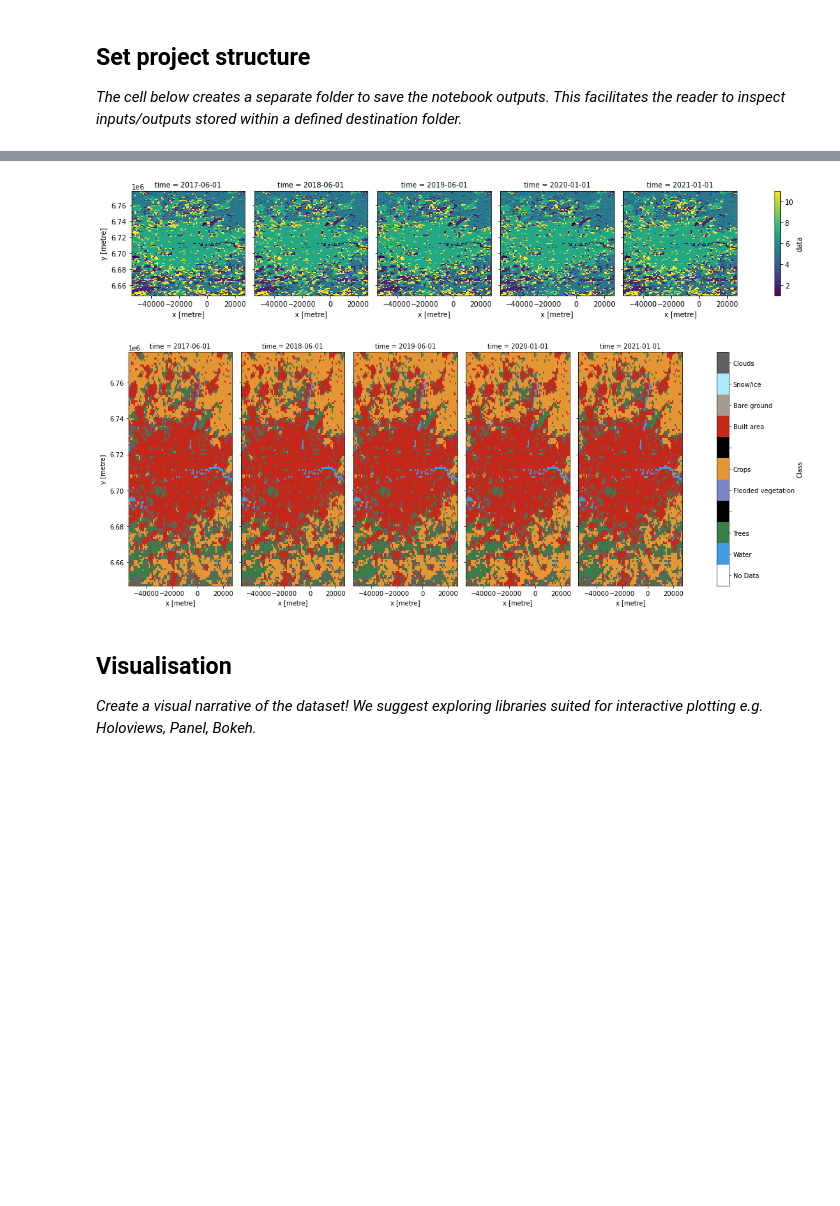
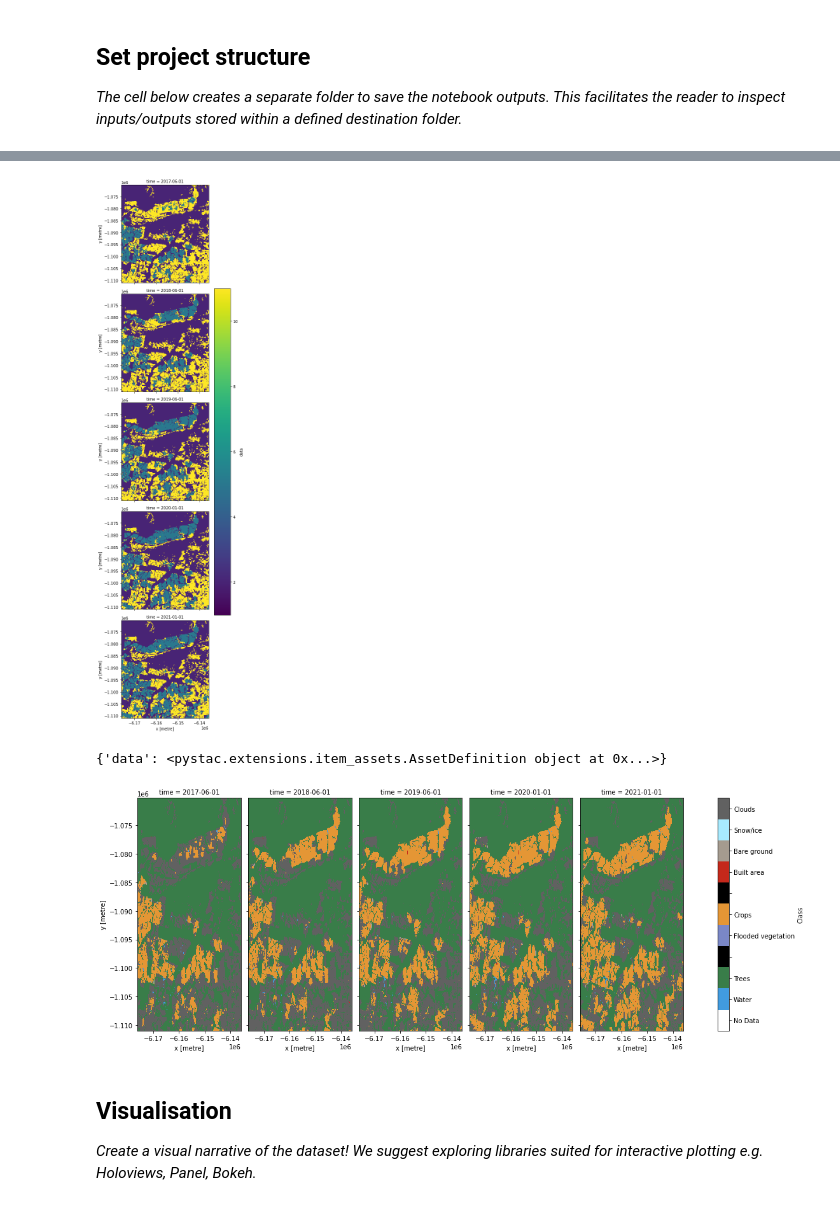
Before and after one commit to eds-book-gallery/b128b282-dee7-44a7-bc21-f1fd21452a83, a Jupyter notebook: general-exploration-landcover.ipynb, the cells around one changed output, grey strips where cells are left out. Drawn from its saved outputs; the diff is of its cells as text; code cells hidden in the pictures; blank space fills up the shorter version.

Commit message:
initial data loading

```diff
--- a/general-exploration-landcover.ipynb
+++ b/general-exploration-landcover.ipynb
@@ -92,0 +98,13 @@ Found: 10 datasets
+# %%
+#https://pystac-client.readthedocs.io/en/latest/tutorials/pystac-client-introduction.html#API-Search
+query = catalog.search(
+    collections=["io-lulc-9-class"],
+    limit=100,
+    bbox=study_bbox
+)
+
+#https://pystac-client.readthedocs.io/en/latest/tutorials/pystac-client-introduction.html#Items
+items = list(query.get_items())
+print(f"Found: {len(items):d} datasets")
+
+print(items)
@@ -113,39 +137,26 @@ plt.show()
 # %%
-# Load with bounding box
-r = 40 * km2deg
-small_bbox = (x - r, y - r, x + r, y + r)
 crs = "epsg:3857"
 
-
 #load at 10m resolution
-lon10 = stac_load(
+lc10 = odc.stac.load(
     items,
     bands=("data"),
     crs=crs,
     resolution=10,
     chunks={},  # <-- use Dask
     groupby="start_datetime",
-    bbox=small_bbox,
+    bbox=study_bbox,
 )
+print(lc10.dims)
 
 #load at 100m resolution
-lon100 = stac_load(
+lc100 = odc.stac.load(
     items,
     bands=("data"),
     crs=crs,
     resolution=100,
     chunks={},  # <-- use Dask
     groupby="start_datetime",
-    bbox=small_bbox,
+    bbox=study_bbox,
 )
-
-#load at 1000m resolution
-lon1000 = stac_load(
-    items,
-    bands=("data"),
-    crs=crs,
-    resolution=1000,
-    chunks={},  # <-- use Dask
-    groupby="start_datetime",
-    bbox=small_bbox,
-)
+print(lc100.dims)
@@ -193,15 +186,25 @@ plt.show()
 # %%
-g = merged['data'].plot(col="time")
+lc100['data'].plot(row="time", size=4)
 plt.show()
 # %% [output]
-[figure, old version]
+[figure, new version]
 # %%
+#class names and IDs are held in an 'asset' of the collection
 collection = catalog.get_collection("io-lulc-9-class")
 ia = ItemAssetsExtension.ext(collection)
 
-x = ia.item_assets["data"]
-class_names = {x["summary"]: x["values"][0] for x in x.properties["file:values"]}
+print(ia.item_assets)
+
+iaa = ia.item_assets["data"]
+
+#print(iaa.properties)
+
+#get the names of the land cover classes with their ID in the raster (as a dictionary, name:ID)
+class_names = {iaa["summary"]: iaa["values"][0] for iaa in iaa.properties["file:values"]}
+
+#flip the keys:values in the dictionary (to create ID:name)
 values_to_classes = {v: k for k, v in class_names.items()}
+
 class_count = len(class_names)
 
 with rasterio.open(items[0].assets["data"].href) as src:
@@ -215,7 +218,7 @@ cmap = ListedColormap(colormap)
 vmin = 0
 vmax = max(class_names.values())
 
-p = merged.data.plot(
+p = lc100.data.plot(
     col="time",
     cmap=cmap,
     vmin=vmin,
@@ -227,7 +230,8 @@ labels = [values_to_classes.get(i, "") for i in range(cmap.N)]
 p.cbar.set_ticks(ticks, labels=labels)
 p.cbar.set_label("Class")
 # %% [output]
+{'data': <pystac.extensions.item_assets.AssetDefinition object at 0x...>}
-[figure, old version]
+[figure, new version]
 # %% [markdown]
 ## Visualisation
 *Create a visual narrative of the dataset! We suggest exploring libraries suited for interactive plotting e.g. Holoviews, Panel, Bokeh.*
```
Also changed, not shown: parts of 14 cells of this notebook.
